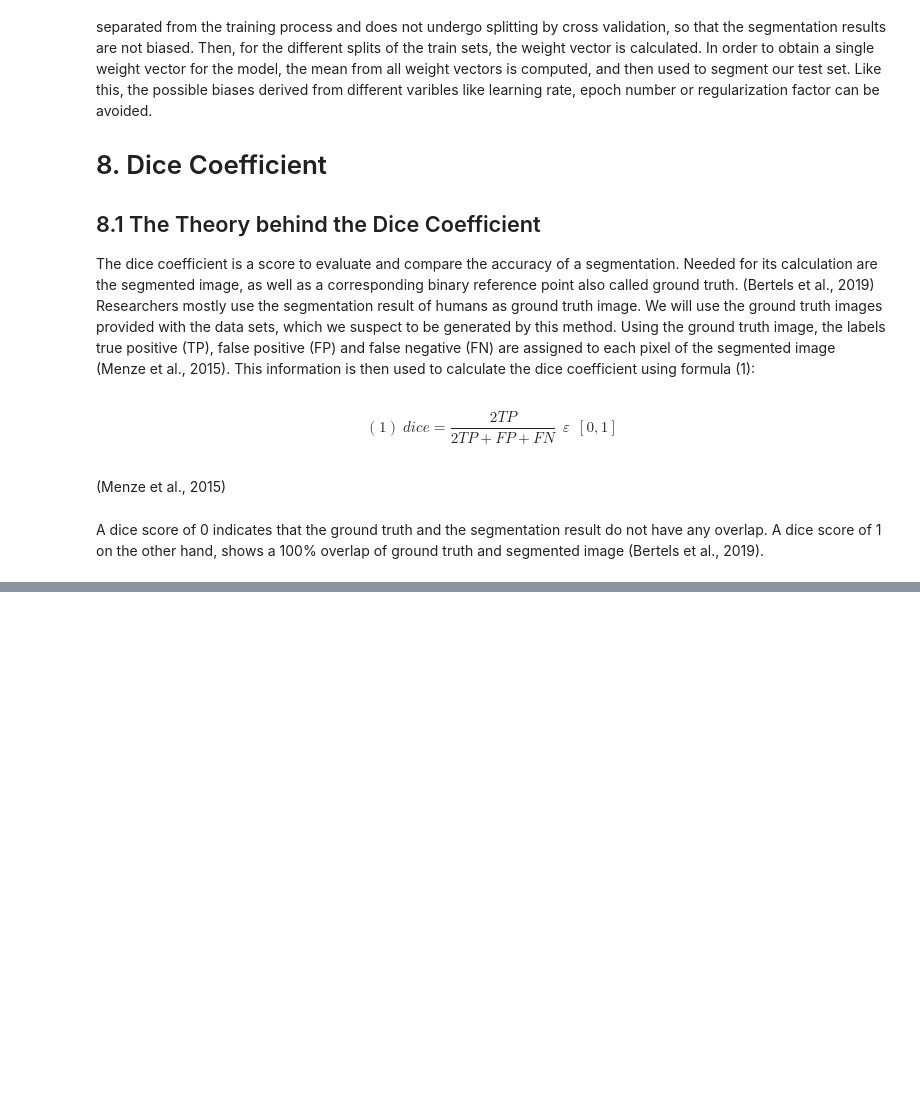
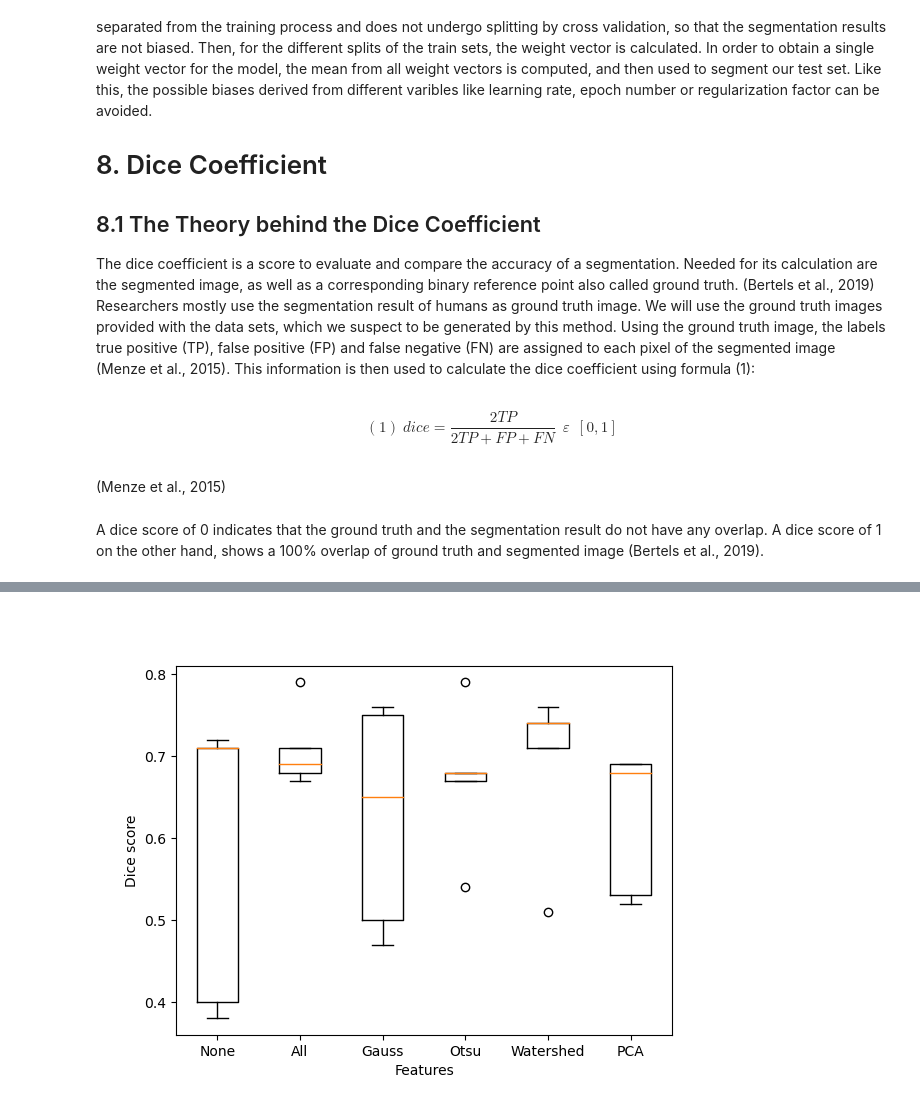
Before and after one commit to datascience-mobi/2021-topic-04-team-05, a Jupyter notebook: Report.ipynb, the cells around one changed output, grey strips where cells are left out. Cells and saved outputs as stored; diff of their text form; code cells hidden in the pictures; blank space fills up the shorter version.

```diff
--- a/Report.ipynb
+++ b/Report.ipynb
@@ -650,0 +491,5 @@ for Generalization of Neural Networks. Cornell University.
+# %%
+from IPython.display import Image
+Image("Data/boxplots/boxplot_N2DH-GOW1-lr-1e-07.png")
+# %% [output]
+[figure, added]
```
Also changed, not shown: parts of 8 cells of this notebook, 44 other files.
